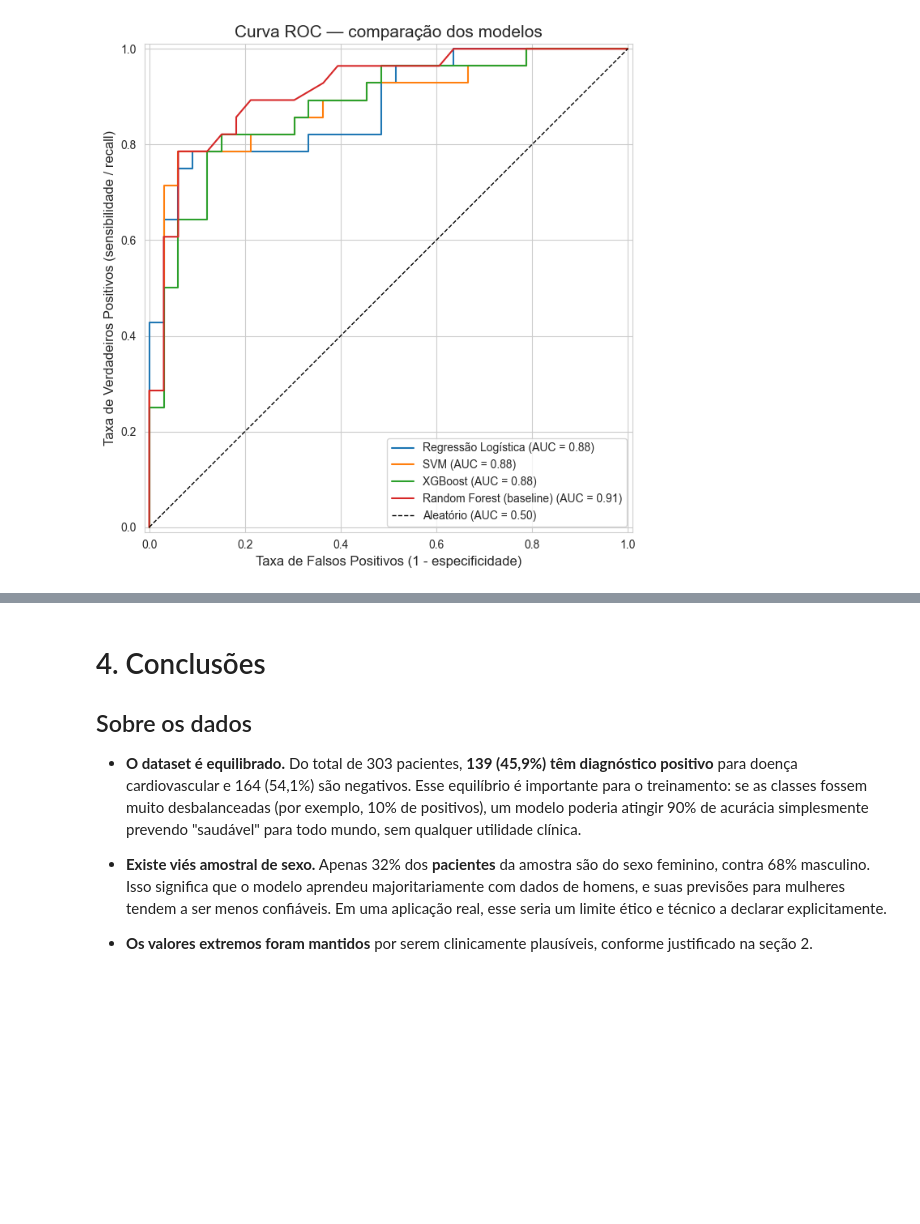
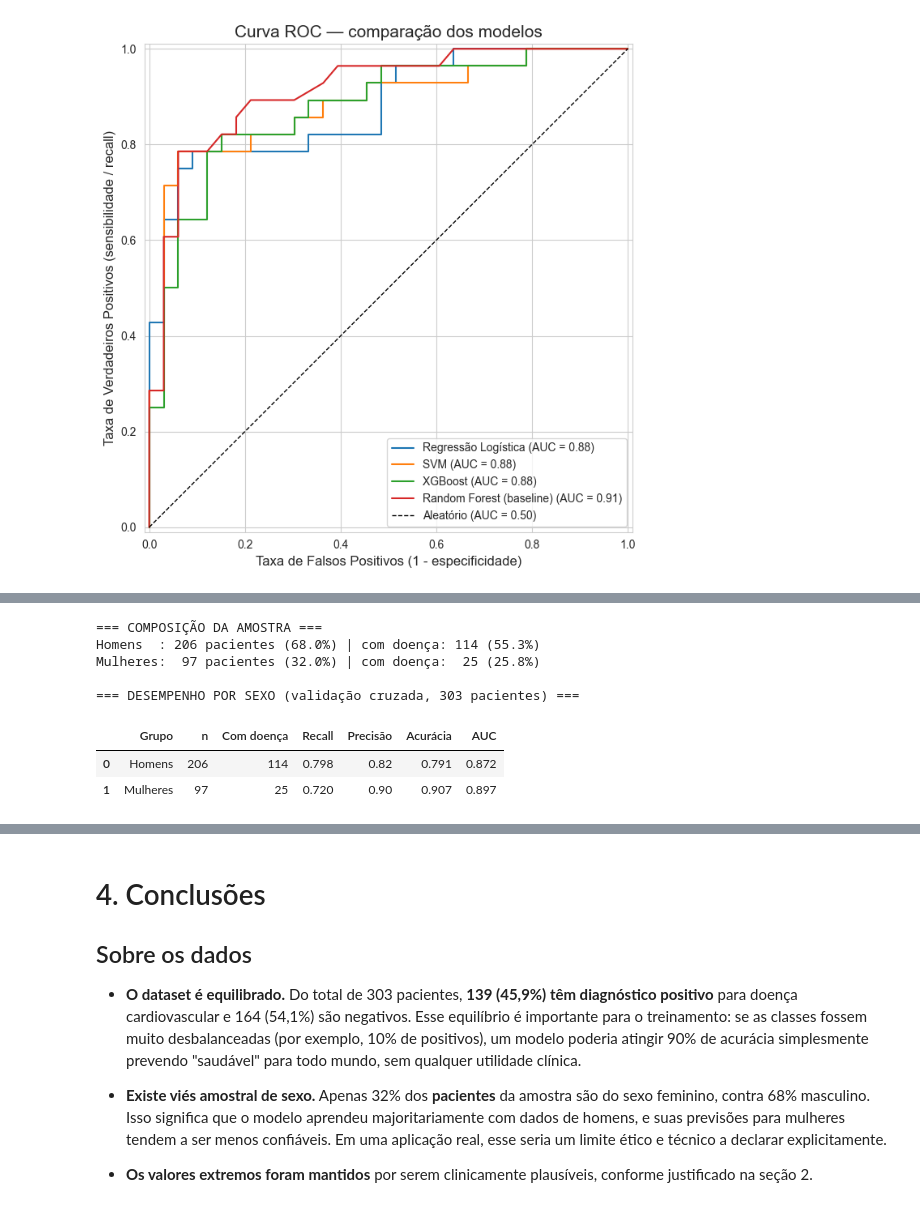
Before and after one commit to marcospontoexe/PUC, a Jupyter notebook: 16-IA aplicada à Saúde/atividade somativa 1/Diagnóstico_de_Doenças_Cardiovasculares_usando_Machine_Learning.ipynb, the cells around one changed output, grey strips where cells are left out. Drawn from its saved outputs; the diff is of its cells as text; code cells hidden in the pictures; blank space fills up the shorter version.

```diff
--- a/16-IA aplicada à Saúde/atividade somativa 1/Diagnóstico_de_Doenças_Cardiovasculares_usando_Machine_Learning.ipynb
+++ b/16-IA aplicada à Saúde/atividade somativa 1/Diagnóstico_de_Doenças_Cardiovasculares_usando_Machine_Learning.ipynb
@@ -1289,0 +1336,41 @@ plt.show()
+# %%
+# --- DESEMPENHO SEPARADO POR SEXO ---
+
+print("=== COMPOSIÇÃO DA AMOSTRA ===")
+for valor, rotulo in [(1.0, 'Homens  '), (0.0, 'Mulheres')]:
+    sub = df_uci[df_uci.sex == valor]
+    print(f"{rotulo}: {len(sub):>3d} pacientes ({len(sub)/len(df_uci):>5.1%}) | "
+          f"com doença: {sub.num.sum():>3d} ({sub.num.mean():.1%})")
+
+# cross_val_predict devolve, para cada paciente, a previsão do fold em que ele
+# esteve no conjunto de validação — nunca de um modelo que o viu no treino.
+modelo_justica = Pipeline([('scaler', StandardScaler()),
+                           ('model', LogisticRegression(random_state=35, max_iter=2000))])
+
+pred_cv = cross_val_predict(modelo_justica, X_completo, y_completo, cv=cv)
+prob_cv = cross_val_predict(modelo_justica, X_completo, y_completo, cv=cv,
+                            method='predict_proba')[:, 1]
+
+print("\n=== DESEMPENHO POR SEXO (validação cruzada, 303 pacientes) ===")
+linhas = []
+for valor, rotulo in [(1.0, 'Homens'), (0.0, 'Mulheres')]:
+    m = (X_completo.sex == valor).values
+    linhas.append({
+        'Grupo': rotulo,
+        'n': m.sum(),
+        'Com doença': int(y_completo[m].sum()),
+        'Recall': recall_score(y_completo[m], pred_cv[m]),
+        'Precisão': precision_score(y_completo[m], pred_cv[m], zero_division=0),
+        'Acurácia': accuracy_score(y_completo[m], pred_cv[m]),
+        'AUC': roc_auc_score(y_completo[m], prob_cv[m]),
+    })
+display(pd.DataFrame(linhas).round(3))
+# %% [output]
+=== COMPOSIÇÃO DA AMOSTRA ===
+Homens  : 206 pacientes (68.0%) | com doença: 114 (55.3%)
+Mulheres:  97 pacientes (32.0%) | com doença:  25 (25.8%)
+
+=== DESEMPENHO POR SEXO (validação cruzada, 303 pacientes) ===
+|  | Grupo | n | Com doença | Recall | Precisão | Acurácia | AUC |
+| 0 | Homens | 206 | 114 | 0.798 | 0.82 | 0.791 | 0.872 |
+| 1 | Mulheres | 97 | 25 | 0.720 | 0.90 | 0.907 | 0.897 |
```
Also changed, not shown: parts of 4 cells of this notebook, 7 other files.
